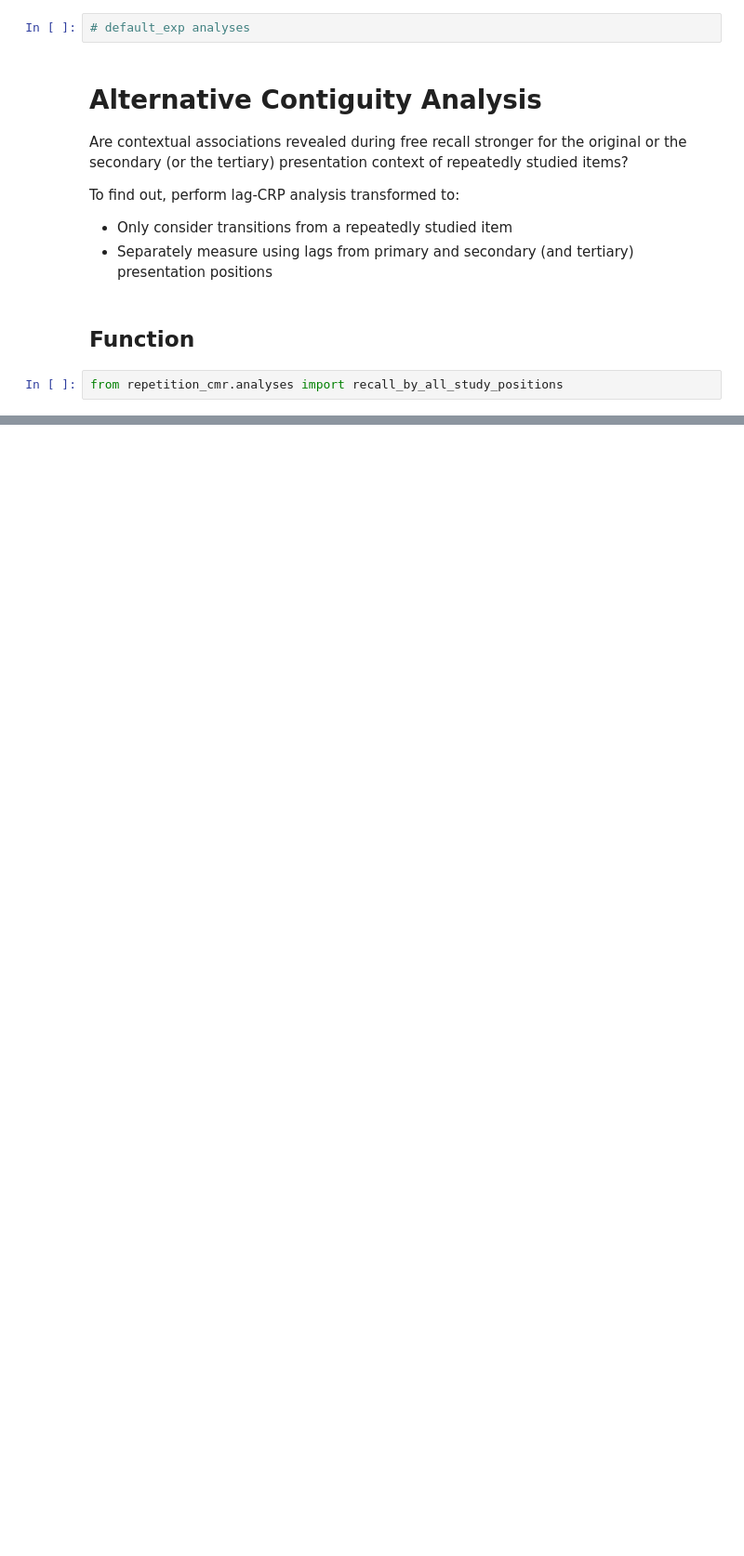
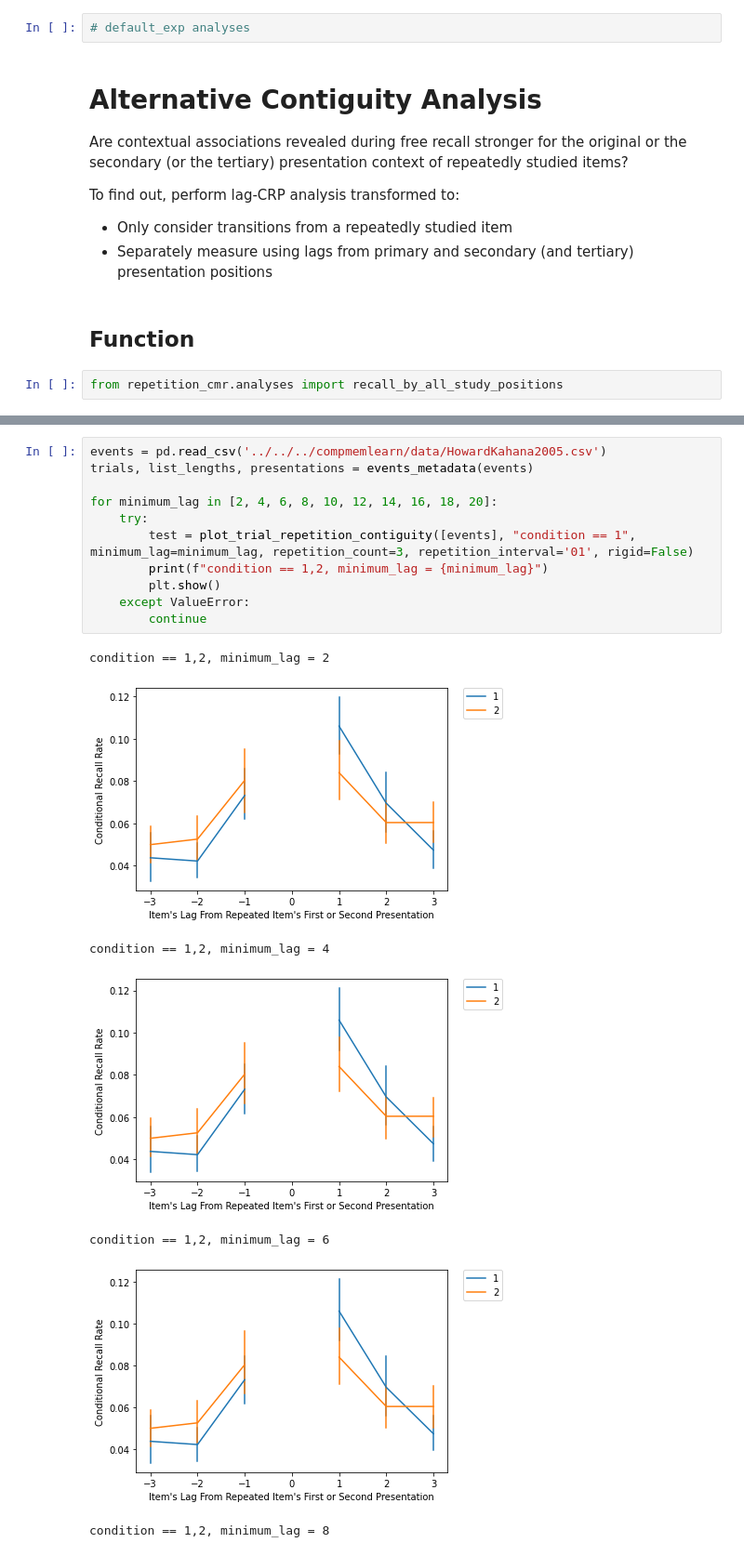
Before and after one commit to githubpsyche/repetition_cmr, a Jupyter notebook: notebooks/analyses/Deficient_Repetition_Contiguity_Effect.ipynb, the cells around one changed output, grey strips where cells are left out. Shown at 93% size. Drawn from its saved outputs; the diff is of its cells as text; blank space fills up the shorter version.

```diff
--- a/notebooks/analyses/Deficient_Repetition_Contiguity_Effect.ipynb
+++ b/notebooks/analyses/Deficient_Repetition_Contiguity_Effect.ipynb
@@ -185,0 +257,19 @@ for condition in [0, 2, 1]:
+# %%
+events = pd.read_csv('../../../compmemlearn/data/HowardKahana2005.csv')
+trials, list_lengths, presentations = events_metadata(events)
+
+for minimum_lag in [2, 4, 6, 8, 10, 12, 14, 16, 18, 20]:
+    try:
+        test = plot_trial_repetition_contiguity([events], "condition == 1", minimum_lag=minimum_lag, repetition_count=3, repetition_interval='01', rigid=False)
+        print(f"condition == 1,2, minimum_lag = {minimum_lag}")
+        plt.show()
+    except ValueError:
+        continue
+# %% [output]
+condition == 1,2, minimum_lag = 2
+[figure, added]
+condition == 1,2, minimum_lag = 4
+[figure, added]
+condition == 1,2, minimum_lag = 6
+[figure, added]
+condition == 1,2, minimum_lag = 8
```
Also changed, not shown: parts of 10 cells of this notebook, 15 other files.
